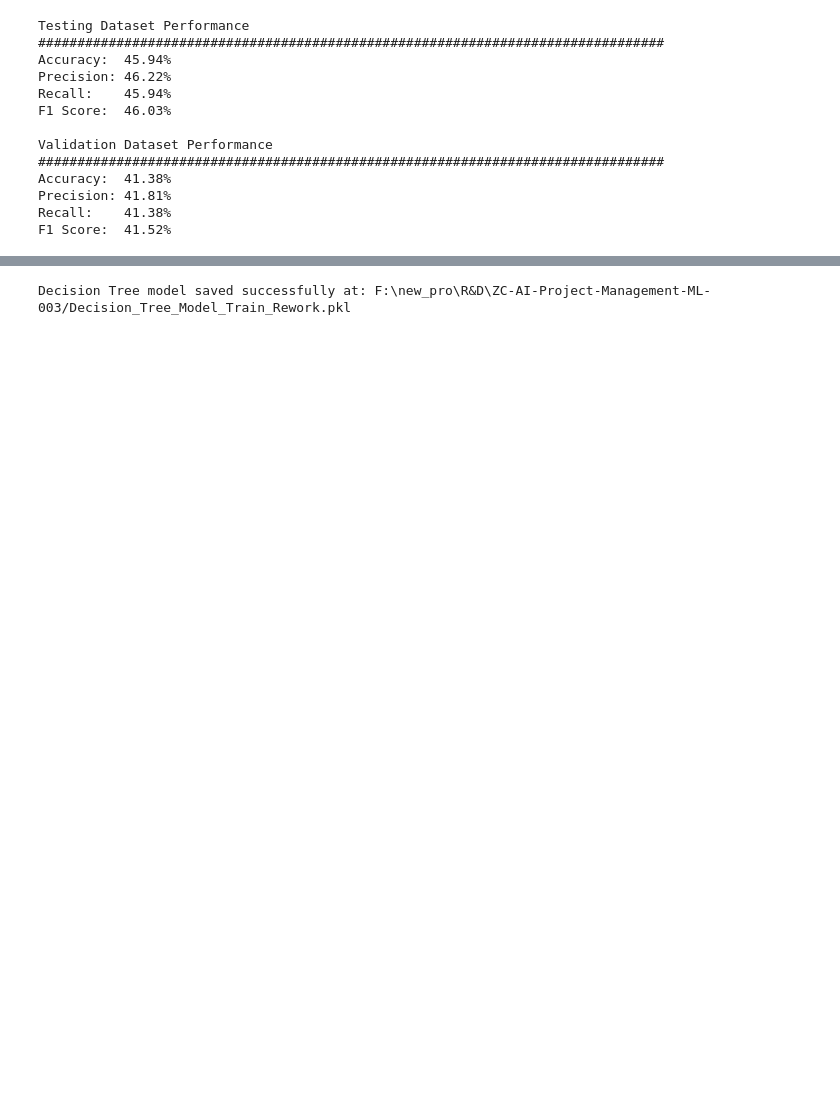
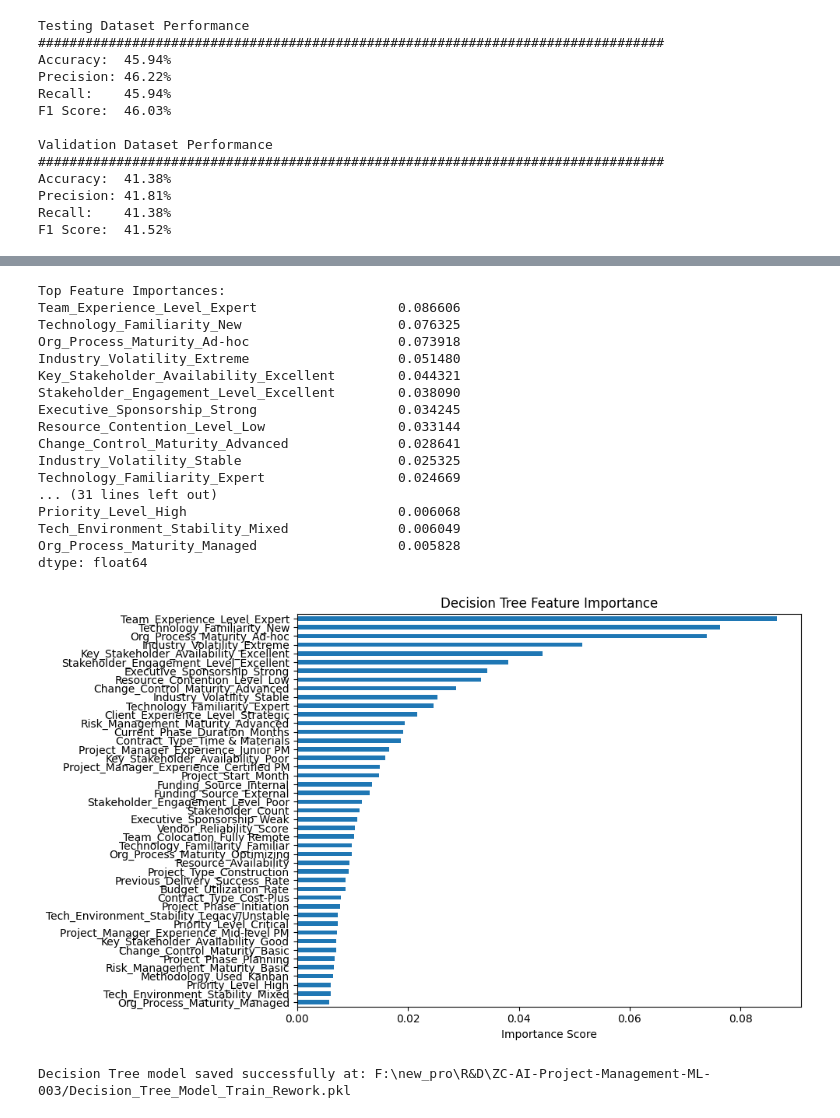
Before and after one commit to Gobihanath/ZC-AI-Project-Management-ML-003, a Jupyter notebook: Decision_Tree_project_risk.ipynb, the cells around one changed output, grey strips where cells are left out. Drawn from its saved outputs; the diff is of its cells as text; code cells hidden in the pictures; blank space fills up the shorter version.

```diff
--- a/Decision_Tree_project_risk.ipynb
+++ b/Decision_Tree_project_risk.ipynb
@@ -308,3 +421,56 @@ dtype: float64
+# %%
+import pandas as pd
+import matplotlib.pyplot as plt
+
+# ====== RECREATE FEATURE COLUMNS ======
+drop_cols = [
+    'Project_ID', 'Complexity_Score', 'Change_Request_Frequency', 'Team_Turnover_Rate',
+    'Communication_Frequency', 'Geographical_Distribution', 'Market_Volatility',
+    'Cross_Functional_Dependencies', 'Technical_Debt_Level', 'Seasonal_Risk_Factor',
+    'Project_Budget_USD'
+]
+target_col = "Risk_Level"
+
+feature_cols = [c for c in df_train_test.columns if c not in drop_cols + [target_col]]
+categorical_cols = df_train_test[feature_cols].select_dtypes(include=['object', 'bool']).columns.tolist()
+
+# ====== PREPARE TRAIN FEATURES ======
+X_train = df_train_test[feature_cols].copy()
+X_train[categorical_cols] = X_train[categorical_cols].astype("category")
+X_train = pd.get_dummies(X_train, columns=categorical_cols).fillna(0)
+
+# ====== FEATURE IMPORTANCE ======
+fi = pd.Series(model.feature_importances_, index=X_train.columns).sort_values(ascending=False)
+
+print("\nTop Feature Importances:")
+print(fi.head(45))
+
+plt.figure(figsize=(10, 6))
+fi.head(45).plot(kind='barh')
+plt.gca().invert_yaxis()
+plt.title("Decision Tree Feature Importance")
+plt.xlabel("Importance Score")
+plt.tight_layout()
+plt.show()
+# %% [output]
+Top Feature Importances:
+Team_Experience_Level_Expert                  0.086606
+Technology_Familiarity_New                    0.076325
+Org_Process_Maturity_Ad-hoc                   0.073918
+Industry_Volatility_Extreme                   0.051480
+Key_Stakeholder_Availability_Excellent        0.044321
+Stakeholder_Engagement_Level_Excellent        0.038090
+Executive_Sponsorship_Strong                  0.034245
+Resource_Contention_Level_Low                 0.033144
+Change_Control_Maturity_Advanced              0.028641
+Industry_Volatility_Stable                    0.025325
+Technology_Familiarity_Expert                 0.024669
+... (31 lines left out)
+Priority_Level_High                           0.006068
+Tech_Environment_Stability_Mixed              0.006049
+Org_Process_Maturity_Managed                  0.005828
+dtype: float64
+[figure, added]
 # %%
 import joblib
 import os
```
Also changed, not shown: parts of 4 cells of this notebook.
